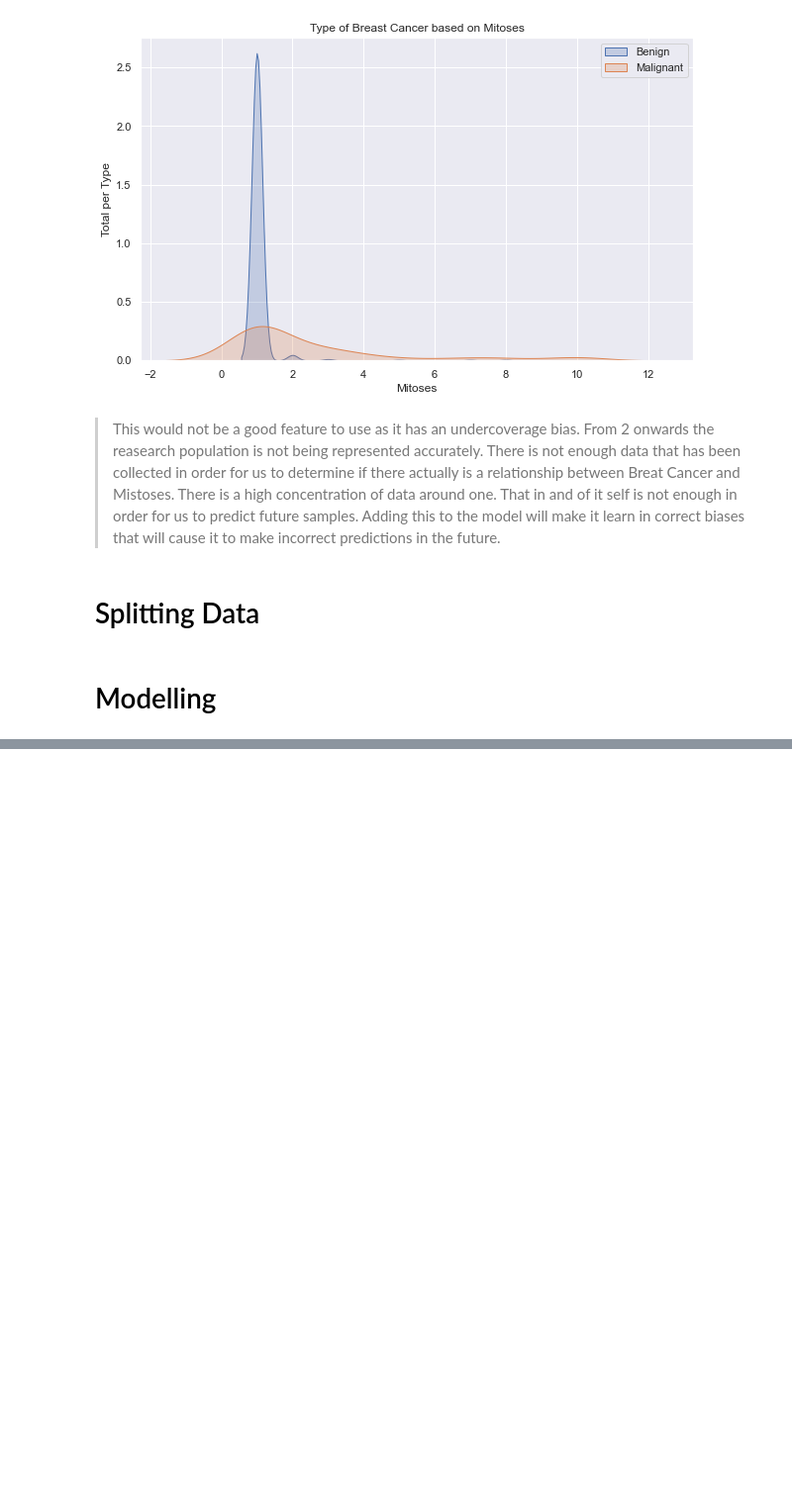
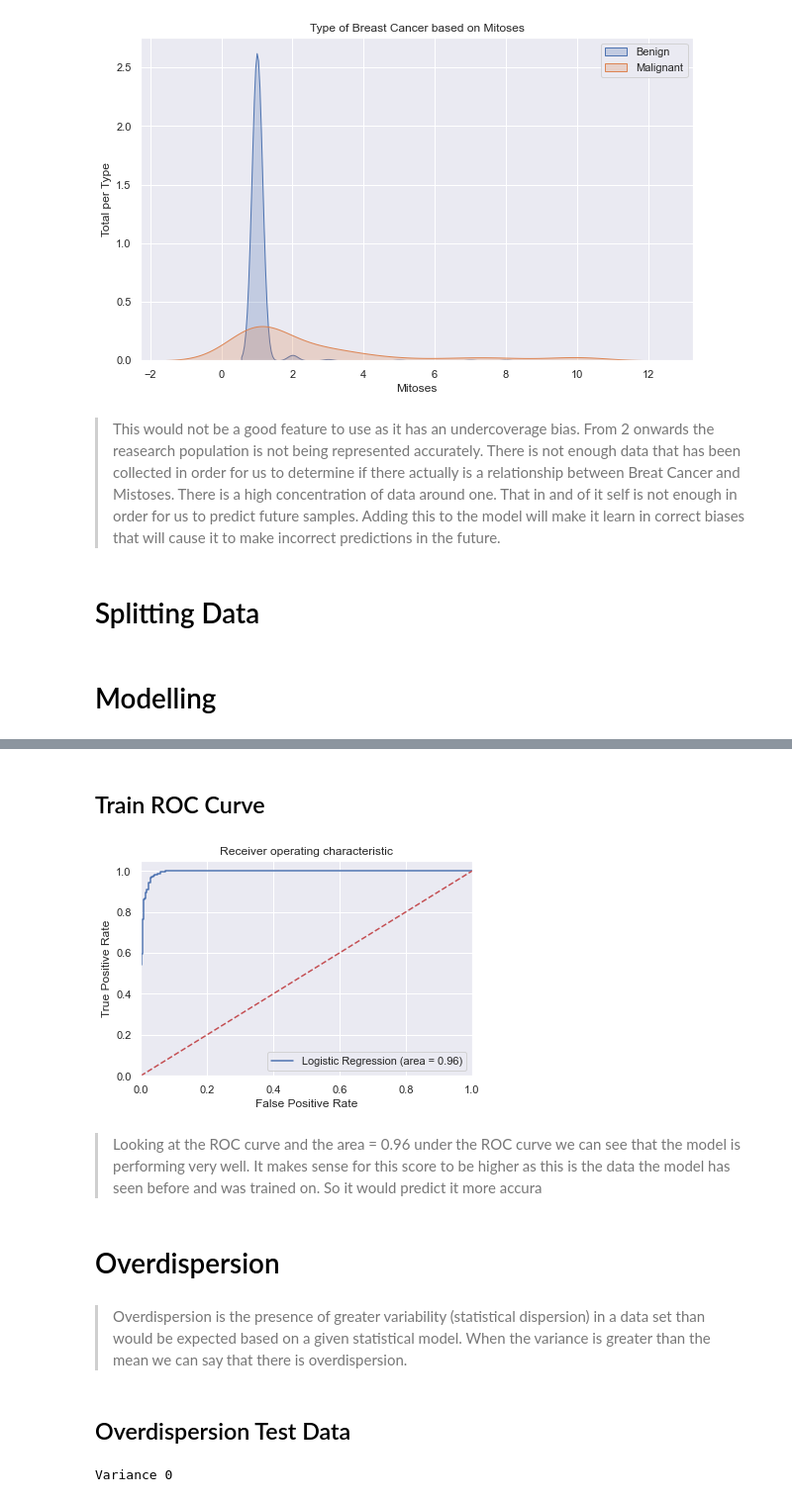
Before and after one commit to keanubowker8/Logistic-Predict-Breast-Cancer, a Jupyter notebook: Predict_Breast_Cancer.ipynb, the cells around one changed output, grey strips where cells are left out. Shown: that part at 99% size. Drawn from its saved outputs; the diff is of its cells as text; code cells hidden in the pictures; blank space fills up the shorter version.

```diff
--- a/Predict_Breast_Cancer.ipynb
+++ b/Predict_Breast_Cancer.ipynb
@@ -346,2 +476,37 @@ plt.show()
 
 </blockquote>
+# %% [markdown]
+<h2>Train ROC Curve</h2>
+# %%
+logit_roc_auc = roc_auc_score(y_train, x_pred)
+fpr, tpr, thresholds = roc_curve(y_train, LogReg.predict_proba(x_train)[:,1])
+plt.figure()
+plt.plot(fpr, tpr, label='Logistic Regression (area = %0.2f)' % logit_roc_auc)
+plt.plot([0, 1], [0, 1],'r--')
+plt.xlim([0.0, 1.0])
+plt.ylim([0.0, 1.05])
+plt.xlabel('False Positive Rate')
+plt.ylabel('True Positive Rate')
+plt.title('Receiver operating characteristic')
+plt.legend(loc="lower right")
+#plt.savefig('Log_ROC')
+plt.show()
+# %% [output]
+[figure, added]
+# %% [markdown]
+<blockquote>
+    Looking at the ROC curve and the area = 0.96 under the ROC curve we can see that the model is performing very well. It makes sense for this score to be higher as this is the data the model has seen before and was trained on. So it would predict it more accura
+
+</blockquote>
+# %% [markdown]
+<h1>Overdispersion</h1>
+# %% [markdown]
+<blockquote>
+    Overdispersion is the presence of greater variability (statistical dispersion) in a data set than would be expected based on a given statistical model. When the variance is greater than the mean we can say that there is overdispersion.
+    </blockquote>
+# %% [markdown]
+<h2>Overdispersion Test Data</h2>
+# %%
+print("Variance % s" %(statistics.variance(y_pred)))
+# %% [output]
+Variance 0
```
Also changed, not shown: parts of 61 cells of this notebook, 1 other file.
